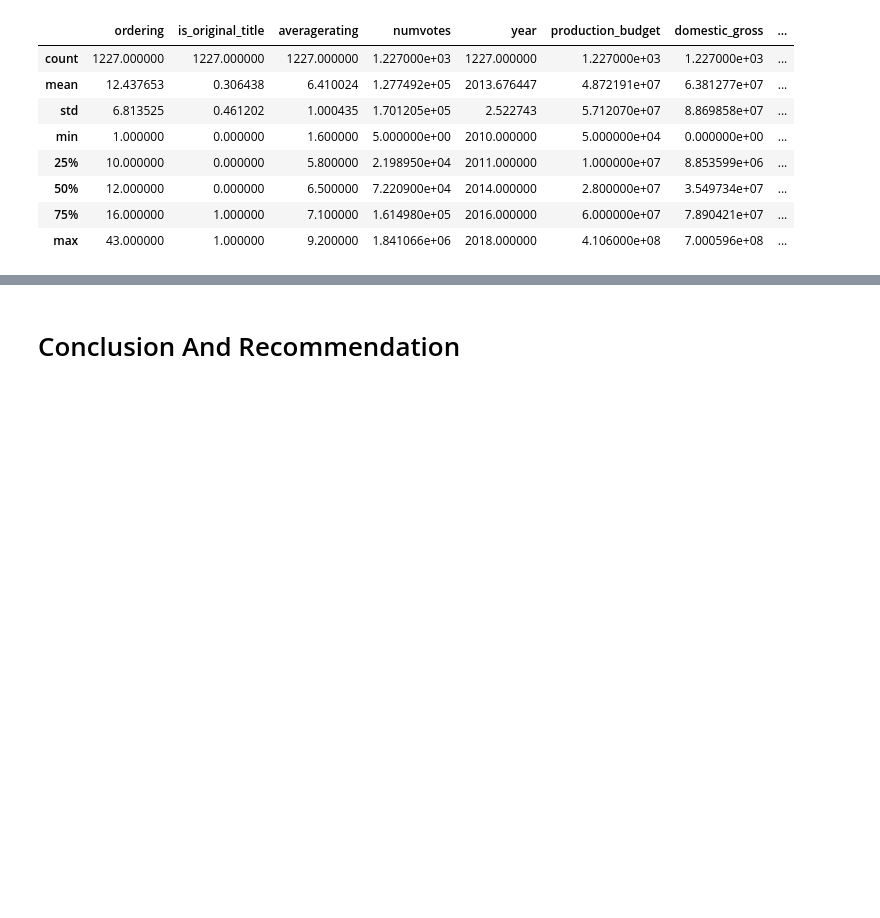
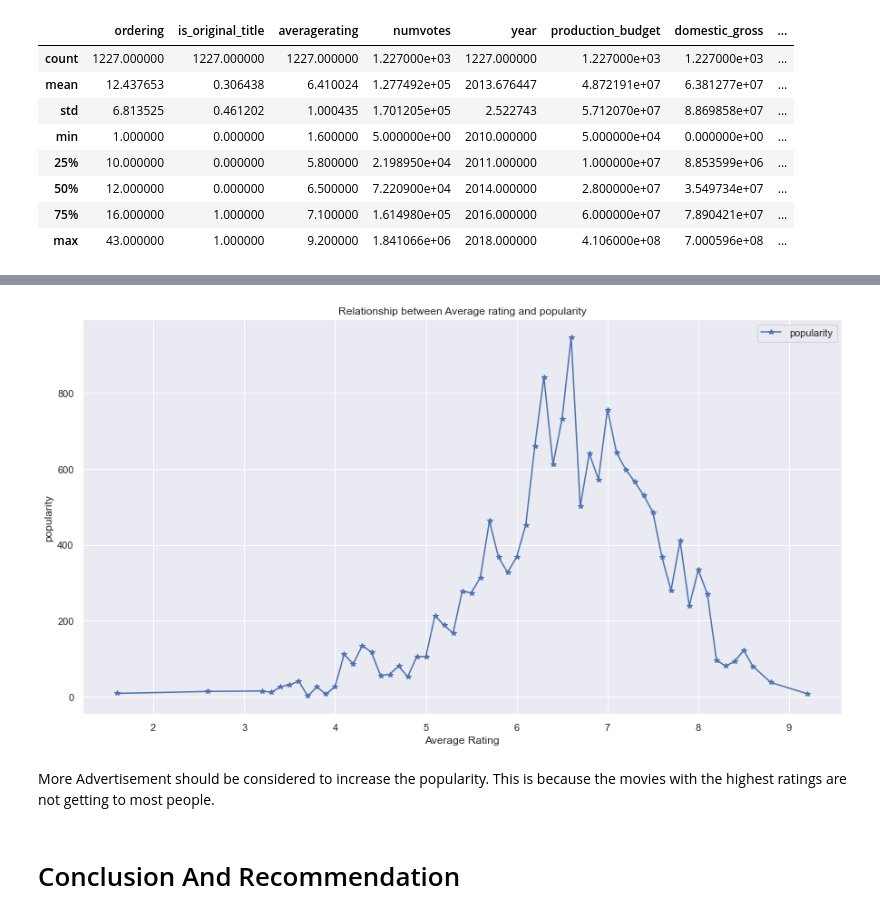
Before and after one commit to Victor-Karanja/victor-dsfpt01-eda-project, a Jupyter notebook: student.ipynb, the cells around one changed output, grey strips where cells are left out. Saved outputs shown, nothing was run; the diff lists cells and outputs as text; code cells hidden in the pictures; blank space fills up the shorter version.

```diff
--- a/student.ipynb
+++ b/student.ipynb
@@ -936,3 +944,13 @@ df.describe()
+# %%
+#Relationship between average rating and popularity
+df.groupby('averagerating')[['popularity']].sum().plot(marker='*')
+plt.ylabel('popularity')
+plt.xlabel('Average Rating')
+plt.title('Relationship between Average rating and popularity');
+# %% [output]
+[figure, added]
+# %% [markdown]
+More Advertisement should be considered to increase the popularity. This is because the movies with the highest ratings are not getting to most people.
 # %% [markdown]
 # Conclusion And Recommendation
 # %% [markdown]
```
Also changed, not shown: parts of 7 cells of this notebook, 3 other files.
